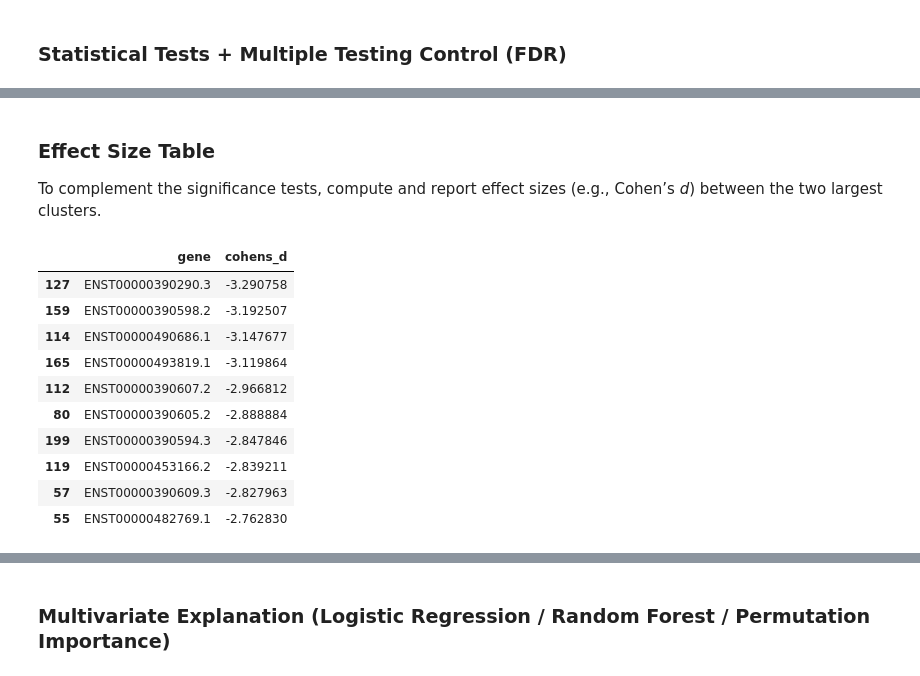
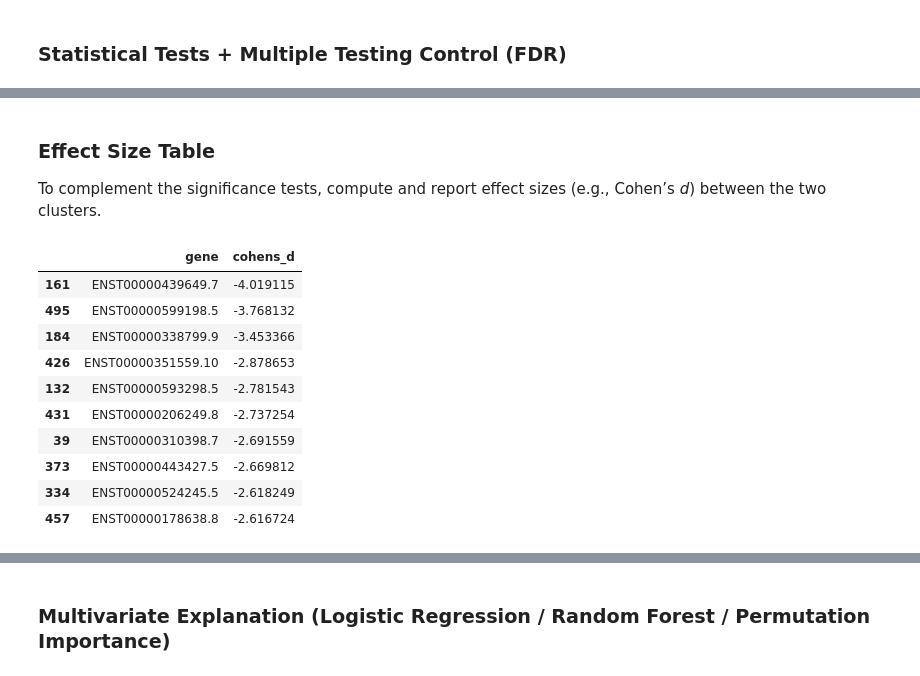
Before and after one commit to veegalinova/assignments-scivis25, a Jupyter notebook: tcga_clustering_assignment.ipynb, the cells around one changed output, grey strips where cells are left out. Cells and saved outputs as stored; diff of their text form; code cells hidden in the pictures.

```diff
--- a/tcga_clustering_assignment.ipynb
+++ b/tcga_clustering_assignment.ipynb
@@ -29,11 +29,12 @@ Subset selected for the project - **SKCM (skin cutaneous melanoma)**.
 # %%
 import pandas as pd
 import numpy as np
+import matplotlib.pyplot as plt
 
 xl = pd.ExcelFile("./TCGA_all_workbook.xlsx")
 print("Available sheets:", xl.sheet_names)
 
-df = pd.read_excel("./TCGA_all_workbook.xlsx", sheet_name="skcm_tpm_summary_noMSTRG")
+df = pd.read_excel("./TCGA_all_workbook.xlsx", sheet_name="brca_tpm_summary_noMSTRG")
 df.set_index('transcript', inplace=True)
 df.head(5)
 # %% [output]
@@ -122,7 +149,7 @@ from sklearn.metrics import silhouette_score
 
 results = []
 labels_by_k = {}
-for k in range(2, 7):
+for k in range(2, 10):
     km = KMeans(n_clusters=k, random_state=42, n_init="auto")
     y = km.fit_predict(X_pca)
     sil = silhouette_score(X_pca, y)
@@ -133,7 +160,6 @@ for k in range(2, 7):
 res_df = pd.DataFrame(results)
 display(res_df)
 
-# Choose k (e.g., max silhouette with reasonable balance)
 best_k = res_df.sort_values(["silhouette"], ascending=False).iloc[0]["k"]
 print("Chosen k =", int(best_k))
 y_clust = labels_by_k[int(best_k)]
@@ -177,19 +241,17 @@ display(summary_df.head())  # Show first 5 rows
 # %% [markdown]
 ### Statistical Tests + Multiple Testing Control (FDR)
 # %%
-
 from scipy.stats import f_oneway, kruskal
 from statsmodels.stats.multitest import multipletests
 
-# Example: ANOVA across clusters for selected genes
 pvals = []
-for g in top_genes[:1000]:  # cap for speed
+for g in top_genes[:500]:
     groups = [df_top_genes.loc[g, clusters==c].values for c in np.unique(clusters)]
     if len(groups) >= 2:
         try:
             stat, p = f_oneway(*groups)
         except Exception:
-            stat, p = kruskal(*groups)  # fallback non-parametric
+            stat, p = kruskal(*groups)
         pvals.append((g, p))
 
 pval_df = pd.DataFrame(pvals, columns=["gene", "pval"]).dropna()
@@ -205,34 +286,32 @@ display(pval_df.sort_values("qval").head(5))
 # %% [markdown]
 ### Effect Size Table
 
-To complement the significance tests, compute and report effect sizes (e.g., Cohen’s *d*) between the two largest clusters.
+To complement the significance tests, compute and report effect sizes (e.g., Cohen’s *d*) between the two clusters.
 # %%
-# Cohen's d (pairwise, example for top 10 genes between clusters i and j)
 def cohens_d(a, b):
     na, nb = len(a), len(b)
     s_p = np.sqrt(((na-1)*a.var(ddof=1) + (nb-1)*b.var(ddof=1)) / (na+nb-2))
     return (a.mean() - b.mean()) / s_p
 
-# compute per-gene effect size for the two largest clusters (as a demo)
 largest_two = pd.Series(y_clust).value_counts().index[:2]
 i, j = largest_two[0], largest_two[1]
 eff = []
-for g in top_genes[:200]:
+for g in top_genes[:500]:
     a = df_top_genes.loc[g, clusters==i].values
     b = df_top_genes.loc[g, clusters==j].values
     if len(a)>2 and len(b)>2:
         eff.append((g, cohens_d(a,b)))
 eff_df = pd.DataFrame(eff, columns=["gene","cohens_d"]).sort_values("cohens_d", key=abs, ascending=False)
-eff_df.head(10)
+display(eff_df.head(10))
 # %% [output]
 |  | gene | cohens_d |
-| 127 | ENST00000390290.3 | -3.290758 |
-| 159 | ENST00000390598.2 | -3.192507 |
-| 114 | ENST00000490686.1 | -3.147677 |
-| 165 | ENST00000493819.1 | -3.119864 |
-| 112 | ENST00000390607.2 | -2.966812 |
-| 80 | ENST00000390605.2 | -2.888884 |
-| 199 | ENST00000390594.3 | -2.847846 |
-| 119 | ENST00000453166.2 | -2.839211 |
-| 57 | ENST00000390609.3 | -2.827963 |
-| 55 | ENST00000482769.1 | -2.762830 |
+| 161 | ENST00000439649.7 | -4.019115 |
+| 495 | ENST00000599198.5 | -3.768132 |
+| 184 | ENST00000338799.9 | -3.453366 |
+| 426 | ENST00000351559.10 | -2.878653 |
+| 132 | ENST00000593298.5 | -2.781543 |
+| 431 | ENST00000206249.8 | -2.737254 |
+| 39 | ENST00000310398.7 | -2.691559 |
+| 373 | ENST00000443427.5 | -2.669812 |
+| 334 | ENST00000524245.5 | -2.618249 |
+| 457 | ENST00000178638.8 | -2.616724 |
```
Also changed, not shown: parts of 20 cells of this notebook, 1 other file.
